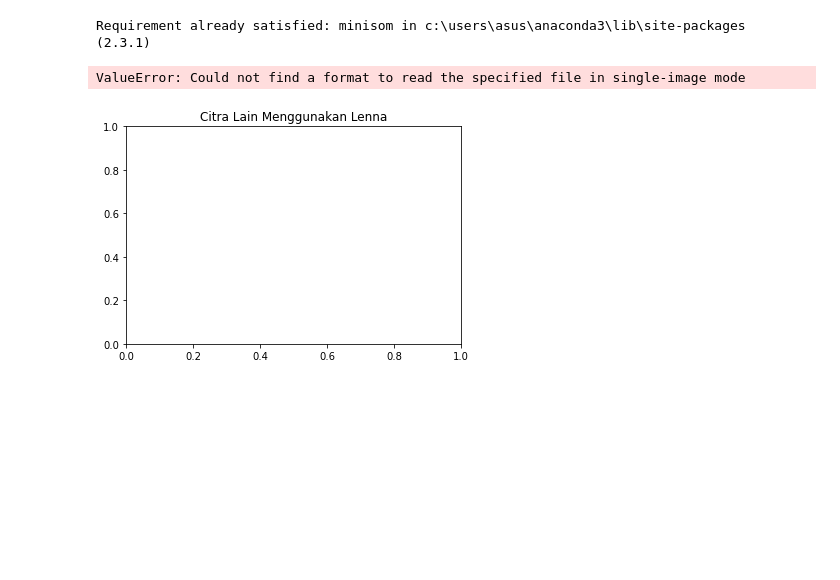
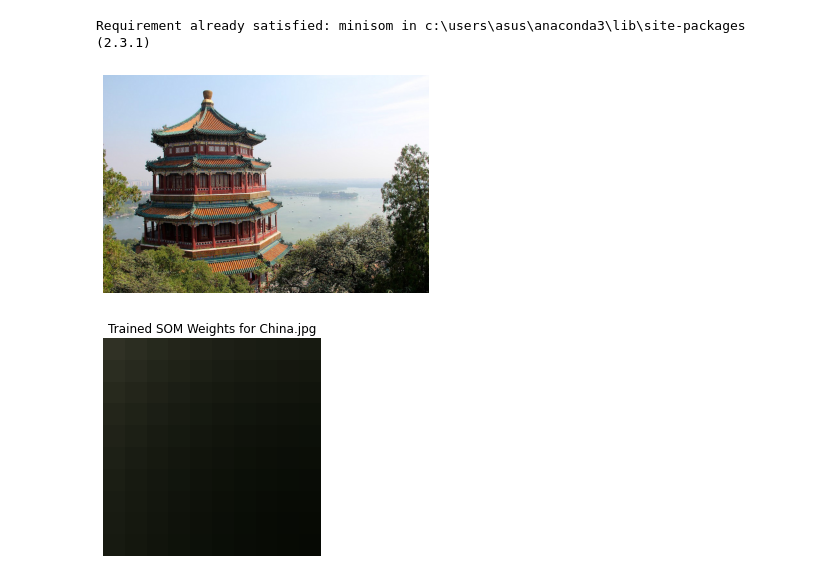
Before and after one commit to JenioDwiSetyoFavianGian/MACHINE-LEARNING-2023, a Jupyter notebook: Praktikum-WEEK7/tugas.ipynb, the cells around one changed output. Drawn from its saved outputs; the diff is of its cells as text; code cells hidden in the pictures; blank space fills up the shorter version.

```diff
--- a/Praktikum-WEEK7/tugas.ipynb
+++ b/Praktikum-WEEK7/tugas.ipynb
@@ -127,10 +127,6 @@ Buatlah implementasi model SOM untuk segmentasi citra lain
 # %% [output]
 Requirement already satisfied: minisom in c:\users\asus\anaconda3\lib\site-packages (2.3.1)
 # %%
-import numpy as np
-import matplotlib.pyplot as plt
-from skimage import io
-
 # Fungsi untuk menginisialisasi bobot SOM
 def initialize_weights(input_shape, output_shape):
     return np.random.rand(output_shape[0], output_shape[1], input_shape[2])
@@ -144,51 +140,40 @@ def find_winner_unit_in_image(input_vector, weights):
     distances = calculate_distance(input_vector, weights)
     return np.unravel_index(np.argmin(distances), distances.shape)
 
 # Fungsi untuk memperbarui bobot SOM
 def update_weights(input_vector, weights, winner, learning_rate, neighborhood_radius):
     distances = np.linalg.norm(np.indices(weights.shape[:2]).T - np.array(winner).reshape(1, -1), axis=2)
     influence = np.exp(-distances / (2 * neighborhood_radius**2))
     weights += learning_rate * influence[:, :, np.newaxis] * (input_vector - weights)
 
 # Fungsi untuk melatih SOM
 def train_som(image, num_epochs, initial_learning_rate, initial_neighborhood_radius):
     input_shape = image.shape
     som_shape = (10, 10, input_shape[2])  # Ukuran SOM sesuai dengan jumlah saluran warna
     weights = initialize_weights(input_shape, som_shape)
 
     for epoch in range(num_epochs):
         # Update parameter pembelajaran dan radius tetangga
         learning_rate = initial_learning_rate * np.exp(-epoch / num_epochs)
         neighborhood_radius = initial_neighborhood_radius * np.exp(-epoch / num_epochs)
         # Pemrosesan SOM
         for i in range(input_shape[0]):
             for j in range(input_shape[1]):
                 input_vector = image[i, j, :]
                 winner = find_winner_unit_in_image(input_vector, weights)
                 update_weights(input_vector, weights, winner, learning_rate, neighborhood_radius)
 
     return weights
 
-# Load citra
-Lenna_path = "docs/Lenna.png"
-plt.title('Citra Lain Menggunakan Lenna')
-Lenna = io.imread(Lenna_path)
-plt.imshow(Lenna)
-plt.grid(False)
+from sklearn.datasets import load_sample_image
+
+# Langkah 1: Memuat Citra
+image = load_sample_image("china.jpg")
+image = np.array(image, dtype=np.float64) / 255
+
+# Menampilkan citra
+plt.imshow(image)
+plt.axis('off')
 plt.show()
-Lenna = io.imread(Lenna_path) / 255.0  # Normalisasi intensitas piksel menjadi rentang [0, 1]
-
-# Latih SOM
-num_epochs = 10
-initial_learning_rate = 0.1
-initial_neighborhood_radius = 5
-trained_weights = train_som(Lenna, num_epochs, initial_learning_rate, initial_neighborhood_radius)
-
-# Visualisasi bobot SOM
-plt.imshow(trained_weights)
-plt.title('Trained SOM Weights for Lenna')
-plt.grid(False)
-plt.show()
 # %% [output]
-ValueError: Could not find a format to read the specified file in single-image mode
-[figure, old version]
+[figure, new version]
@@ -194,0 +186,8 @@ ValueError: Could not find a format to read the specified file in single-image m
+# %%
+# Visualisasi bobot SOM
+plt.imshow(trained_weights)
+plt.title('Trained SOM Weights for China.jpg')
+plt.axis('off')
+plt.show()
+# %% [output]
+[figure, added]
```
Also changed, not shown: parts of 2 cells of this notebook, 3 other files.
